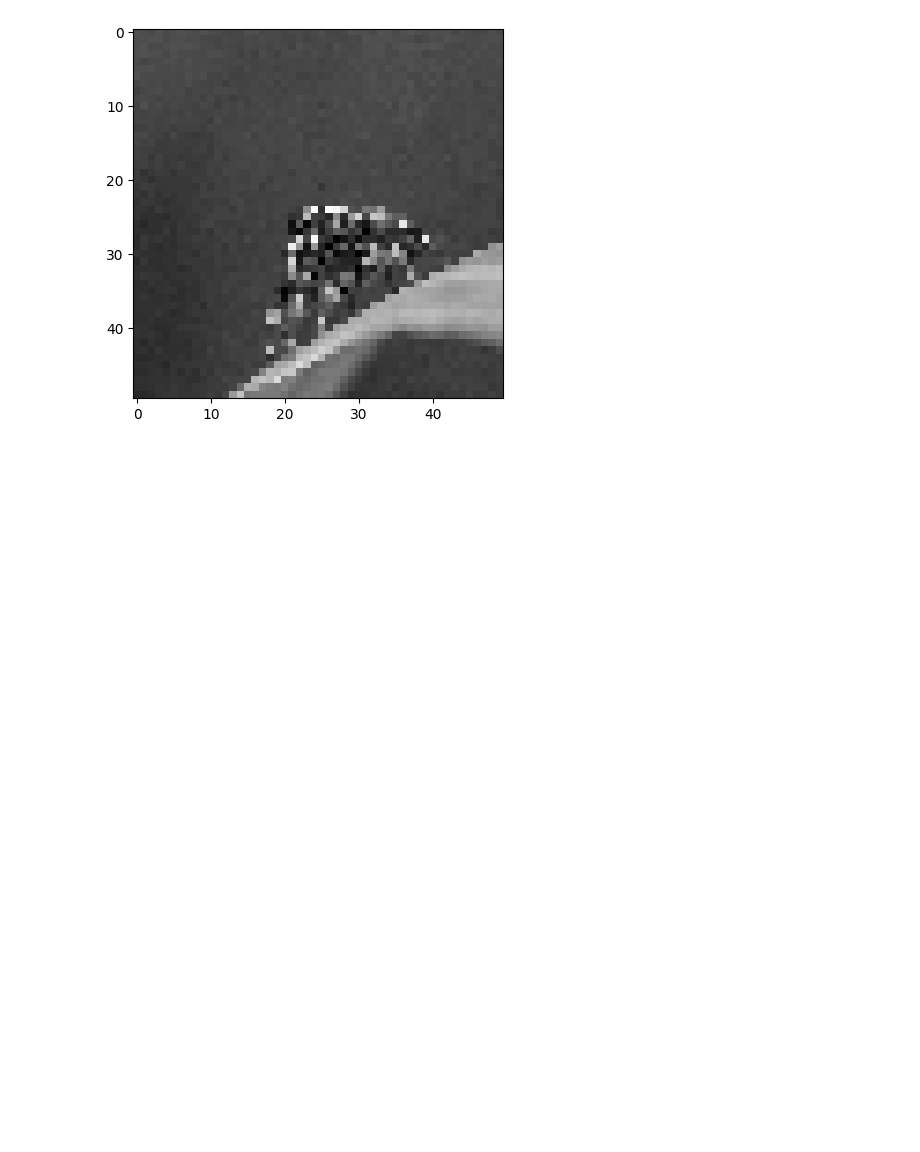
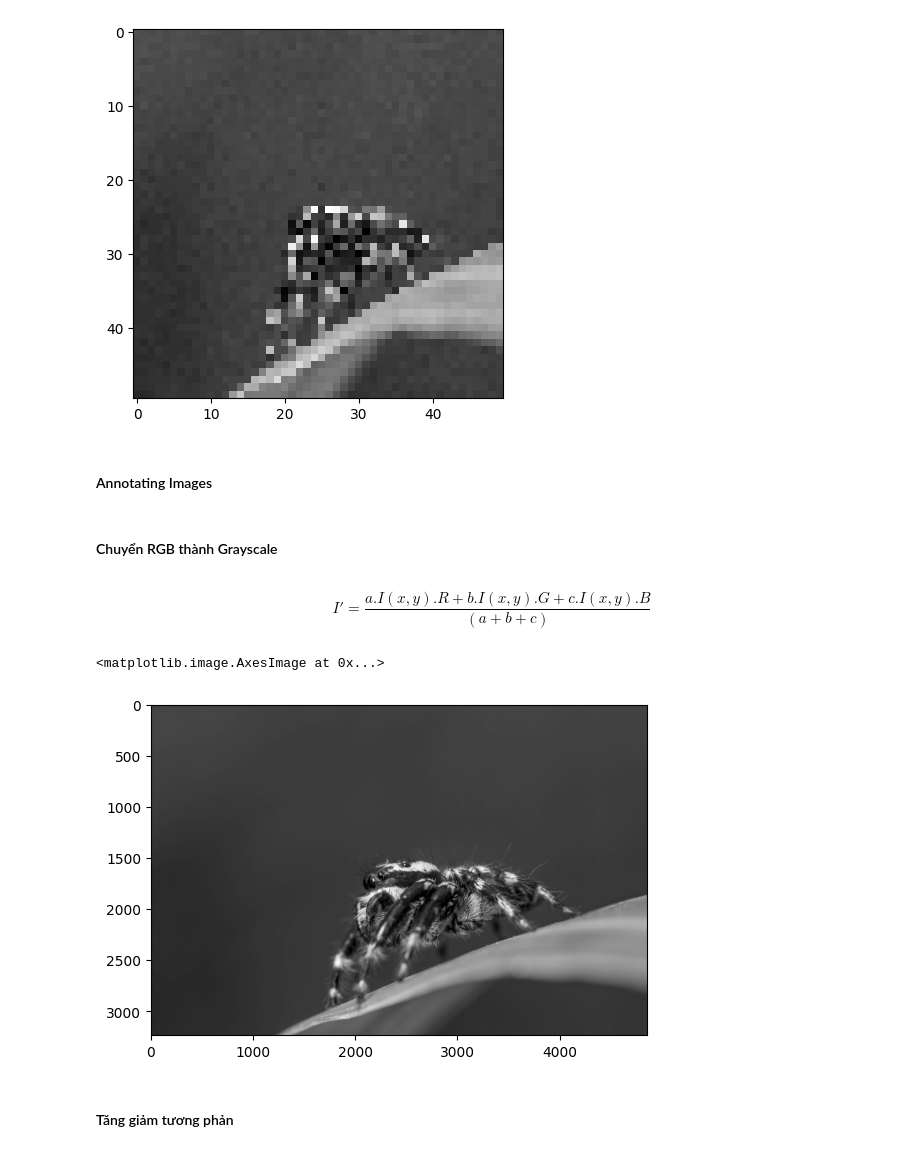
Before and after one commit to Minhdd1413/Image_Processing, a Jupyter notebook: Week1.ipynb, the cells around one changed output. Drawn from its saved outputs; the diff is of its cells as text; code cells hidden in the pictures; blank space fills up the shorter version.

```diff
--- a/Week1.ipynb
+++ b/Week1.ipynb
@@ -30,3 +39,26 @@ plt.imshow(img2, cmap='gray')
 # %% [output]
 <matplotlib.image.AxesImage at 0x...>
 [figure]
+# %% [markdown]
+#### Annotating Images
+# %% [markdown]
+#### Chuyển RGB thành Grayscale
+# %% [markdown]
+$$I'=\frac{a.I(x,y).R + b.I(x,y).G + c.I(x,y).B}{(a + b + c)}$$
+# %%
+def grayscale(frame): # rgb
+    img = np.zeros((len(frame[:]), len(frame[0][:])), dtype=np.uint8)
+    for i in range(len(frame[:])):
+        for j in range(len(frame[i][:])):
+            r, g, b = frame[i][j][:]
+            img[i][j] = round(0.299 * r + 0.587 * g + 0.114 * b)
+    return img
+# %%
+grayscale_img = grayscale(cv2.imread("img03.jpeg"))
+# %%
+plt.imshow(grayscale_img, cmap='gray')
+# %% [output]
+<matplotlib.image.AxesImage at 0x...>
+[figure, added]
+# %% [markdown]
+#### Tăng giảm tương phản
```
Also changed, not shown: parts of 14 cells of this notebook.
